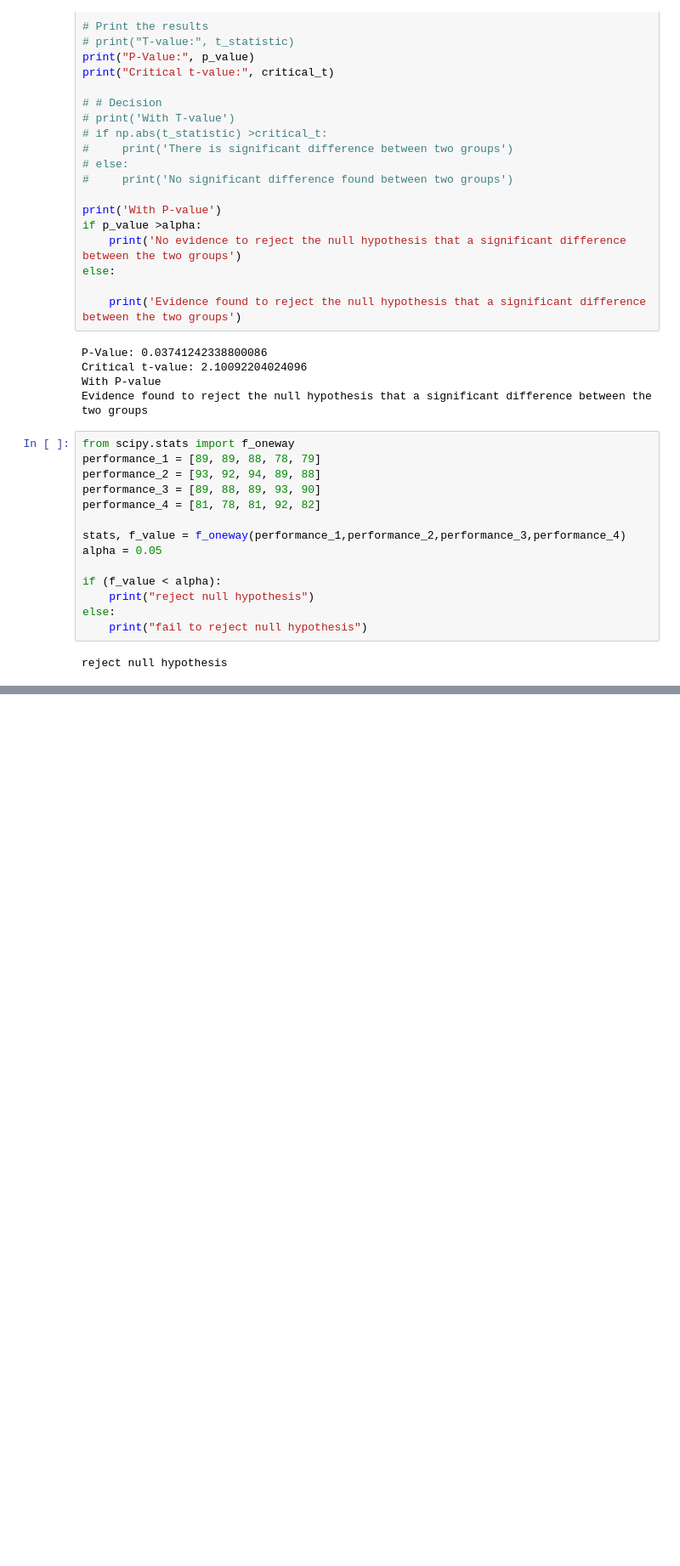
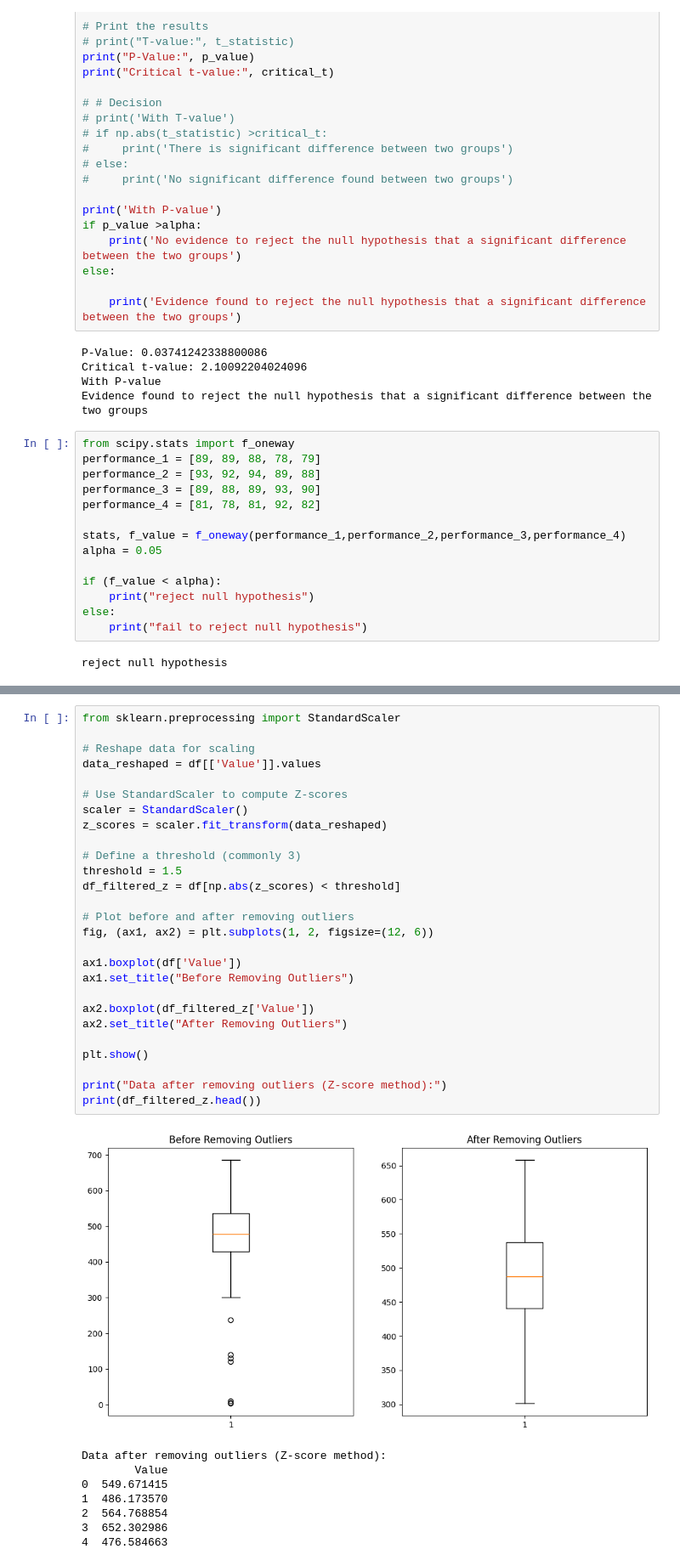
Before and after one commit to Aayush063/Foundation_of-_Data_Science, a Jupyter notebook: stats.ipynb, the cells around one changed output, grey strips where cells are left out. Shown at 85% size. Cells and saved outputs as stored; diff of their text form; blank space fills up the shorter version.

```diff
--- a/stats.ipynb
+++ b/stats.ipynb
@@ -280,0 +542,36 @@ reject null hypothesis
+# %%
+from sklearn.preprocessing import StandardScaler
+
+# Reshape data for scaling
+data_reshaped = df[['Value']].values
+
+# Use StandardScaler to compute Z-scores
+scaler = StandardScaler()
+z_scores = scaler.fit_transform(data_reshaped)
+
+# Define a threshold (commonly 3)
+threshold = 1.5
+df_filtered_z = df[np.abs(z_scores) < threshold]
+
+# Plot before and after removing outliers
+fig, (ax1, ax2) = plt.subplots(1, 2, figsize=(12, 6))
+
+ax1.boxplot(df['Value'])
+ax1.set_title("Before Removing Outliers")
+
+ax2.boxplot(df_filtered_z['Value'])
+ax2.set_title("After Removing Outliers")
+
+plt.show()
+
+print("Data after removing outliers (Z-score method):")
+print(df_filtered_z.head())
+# %% [output]
+[figure, added]
+Data after removing outliers (Z-score method):
+        Value
+0  549.671415
+1  486.173570
+2  564.768854
+3  652.302986
+4  476.584663
```
Also changed, not shown: parts of 19 cells of this notebook, 2 other files.
